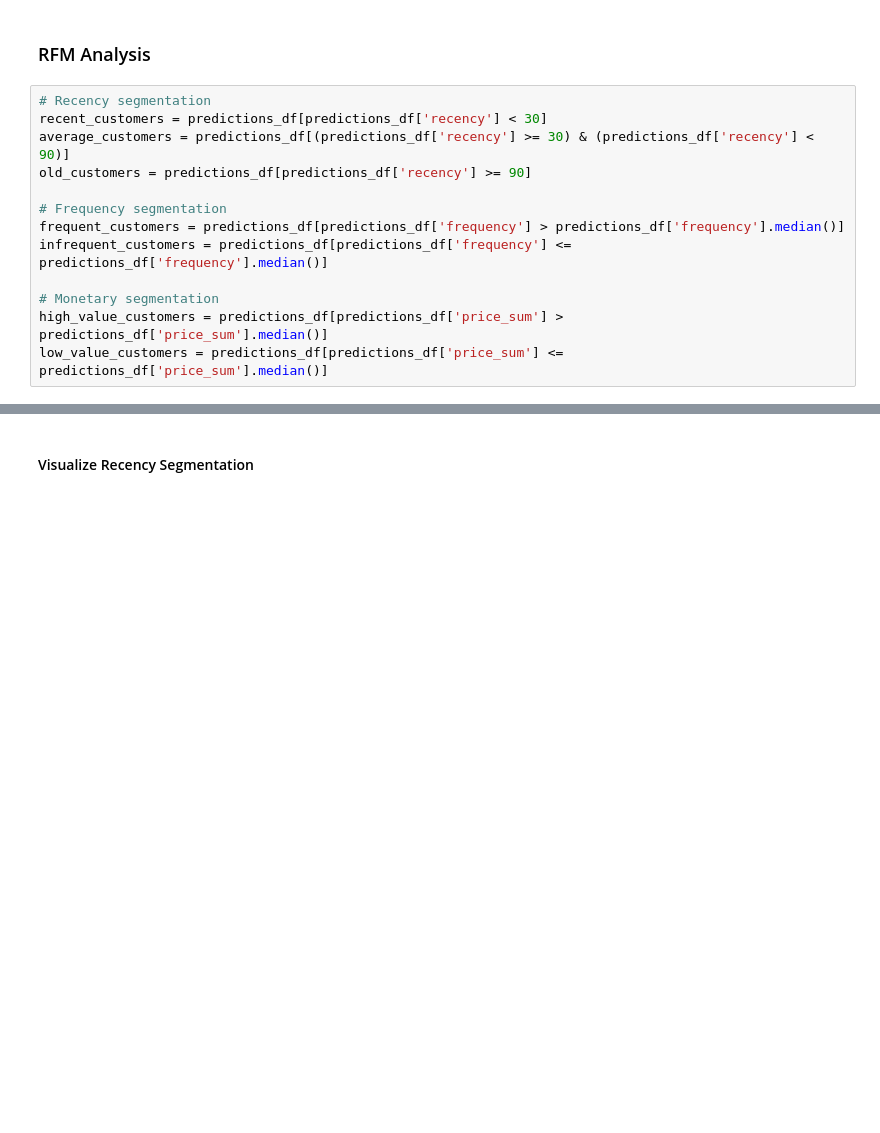
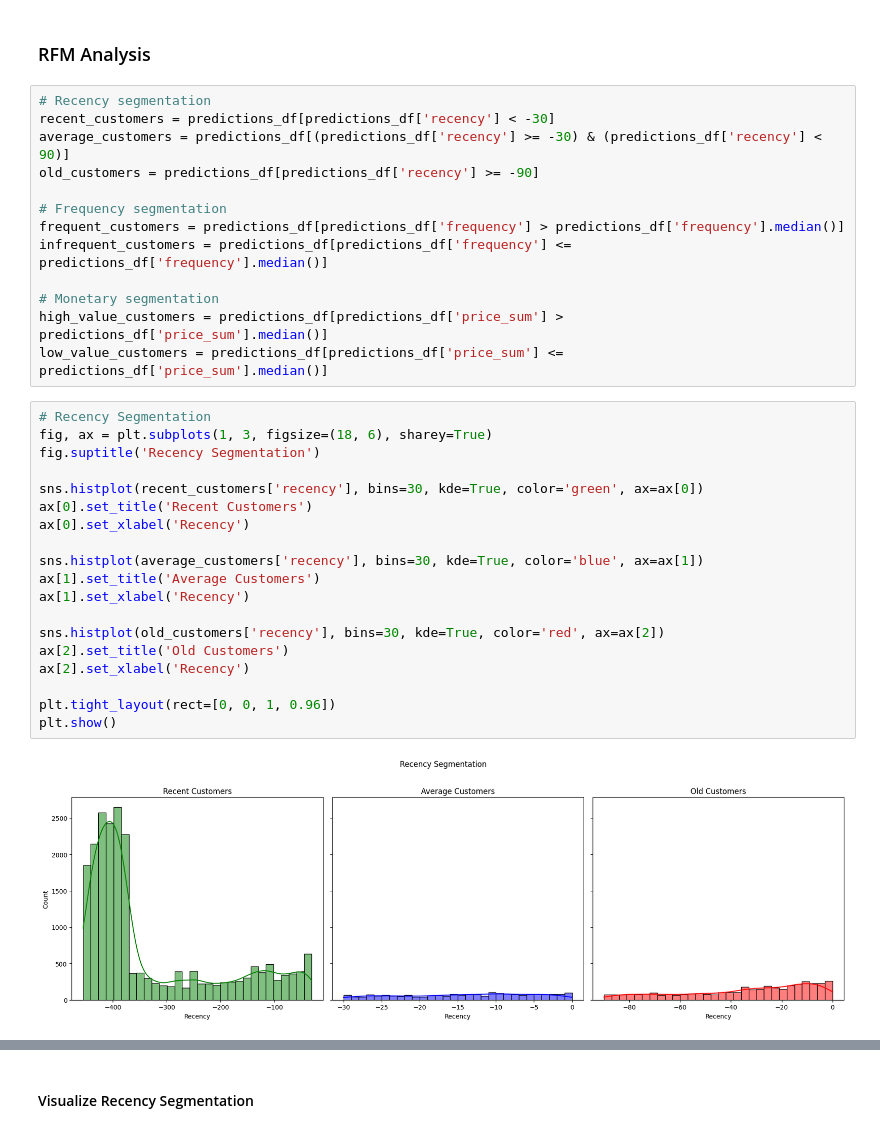
Before and after one commit to gregorywmorris/cdnow-customer-value, a Jupyter notebook: src/notebooks/customer_ltv.ipynb, the cells around one changed output, grey strips where cells are left out. Drawn from its saved outputs; the diff is of its cells as text; blank space fills up the shorter version.

```diff
--- a/src/notebooks/customer_ltv.ipynb
+++ b/src/notebooks/customer_ltv.ipynb
@@ -1347,9 +1682,9 @@ predictions_df = pd.read_pickle('../artifacts/predictions_df.pkl')
 ### RFM Analysis
 # %%
 # Recency segmentation
-recent_customers = predictions_df[predictions_df['recency'] < 30]
-average_customers = predictions_df[(predictions_df['recency'] >= 30) & (predictions_df['recency'] < 90)]
-old_customers = predictions_df[predictions_df['recency'] >= 90]
+recent_customers = predictions_df[predictions_df['recency'] < -30]
+average_customers = predictions_df[(predictions_df['recency'] >= -30) & (predictions_df['recency'] < 90)]
+old_customers = predictions_df[predictions_df['recency'] >= -90]
 
 # Frequency segmentation
 frequent_customers = predictions_df[predictions_df['frequency'] > predictions_df['frequency'].median()]
@@ -1358,3 +1693,24 @@ infrequent_customers = predictions_df[predictions_df['frequency'] <= predictions
 # Monetary segmentation
 high_value_customers = predictions_df[predictions_df['price_sum'] > predictions_df['price_sum'].median()]
 low_value_customers = predictions_df[predictions_df['price_sum'] <= predictions_df['price_sum'].median()]
+# %%
+# Recency Segmentation
+fig, ax = plt.subplots(1, 3, figsize=(18, 6), sharey=True)
+fig.suptitle('Recency Segmentation')
+
+sns.histplot(recent_customers['recency'], bins=30, kde=True, color='green', ax=ax[0])
+ax[0].set_title('Recent Customers')
+ax[0].set_xlabel('Recency')
+
+sns.histplot(average_customers['recency'], bins=30, kde=True, color='blue', ax=ax[1])
+ax[1].set_title('Average Customers')
+ax[1].set_xlabel('Recency')
+
+sns.histplot(old_customers['recency'], bins=30, kde=True, color='red', ax=ax[2])
+ax[2].set_title('Old Customers')
+ax[2].set_xlabel('Recency')
+
+plt.tight_layout(rect=[0, 0, 1, 0.96])
+plt.show()
+# %% [output]
+[figure, added]
```
Also changed, not shown: parts of 124 cells of this notebook, 21 other files.
